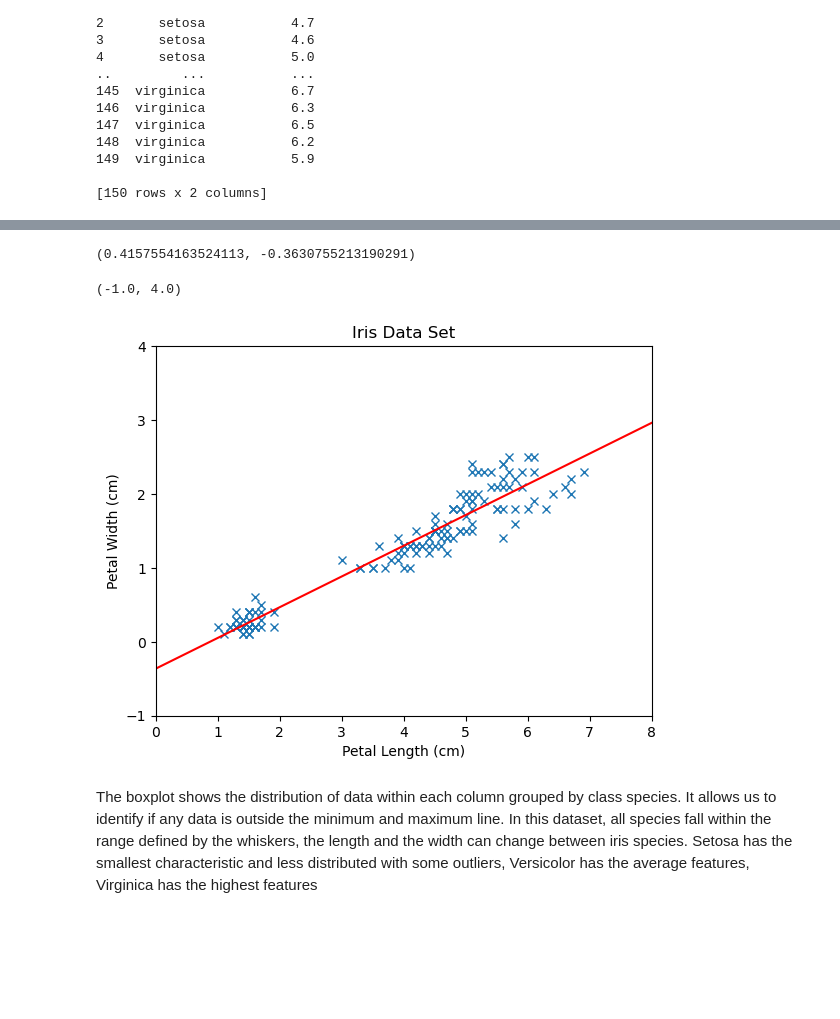
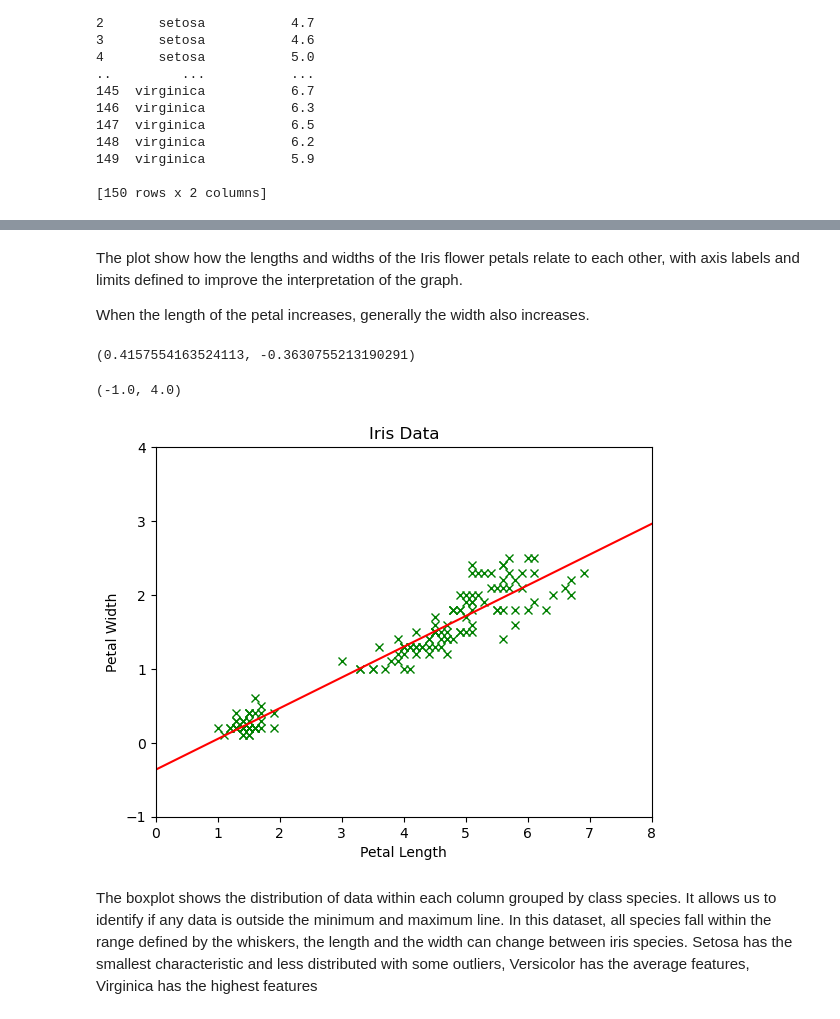
Before and after one commit to GabrielaDomiciano/pands-project, a Jupyter notebook: comments.ipynb, the cells around one changed output, grey strips where cells are left out. Saved outputs shown, nothing was run; the diff lists cells and outputs as text; code cells hidden in the pictures; blank space fills up the shorter version.

```diff
--- a/comments.ipynb
+++ b/comments.ipynb
@@ -459 +459,5 @@ ax.set_ylim(0, 4)
+# %% [markdown]
+The plot show how the lengths and widths of the Iris flower petals relate to each other, with axis labels and limits defined to improve the interpretation of the graph.
+
+When the length of the petal increases, generally the width also increases.
 # %%
@@ -465,35 +469,33 @@ m, c
 # %% [output]
 (0.4157554163524113, -0.3630755213190291)
 # %%
-# x values for best fit line.
-bf_x = np.linspace(0.0, 8.0, 100)
+# data tendency and the connection between variables.
+# Creates a series of values along the line of best fit, generating 100 points spaced between 0.0 and 8.0.
+line_x = np.linspace(0.0, 8.0, 100)
+line_y = m * line_x + c
 
-# y values for best fit line.
-bf_y = m * bf_x + c
 # Create a new figure and set of axes.
 fig, ax = plt.subplots()
 
-# Simple plot.
-ax.plot(petal_length, petal_width, 'x')
-
-# Simple plot.
-ax.plot(bf_x, bf_y, 'r-')
+#  plot.
+ax.plot(petal_length, petal_width, 'x', color='green')
+ax.plot(line_x, line_y, 'r-')
 
 # Axis labels.
-ax.set_xlabel('Petal Length (cm)')
-ax.set_ylabel('Petal Width (cm)')
+ax.set_xlabel('Petal Length')
+ax.set_ylabel('Petal Width')
 
 # Title.
-ax.set_title('Iris Data Set')
+ax.set_title('Iris Data')
 
 # X limits.
 ax.set_xlim(0, 8)
 
 # Y limits.
 ax.set_ylim(-1, 4)
 # %% [output]
 (-1.0, 4.0)
-[figure, old version]
+[figure, new version]
 # %% [markdown]
 The boxplot shows  the distribution of data within each column grouped by class species. It allows us to identify if any data is outside the minimum and maximum line. In this dataset, all species fall within the range defined by the whiskers, the length and the width can change between iris species. Setosa has the smallest characteristic and less distributed with some outliers, Versicolor has the average features, Virginica has the highest features
 # %%
```
Also changed, not shown: parts of 11 cells of this notebook.
